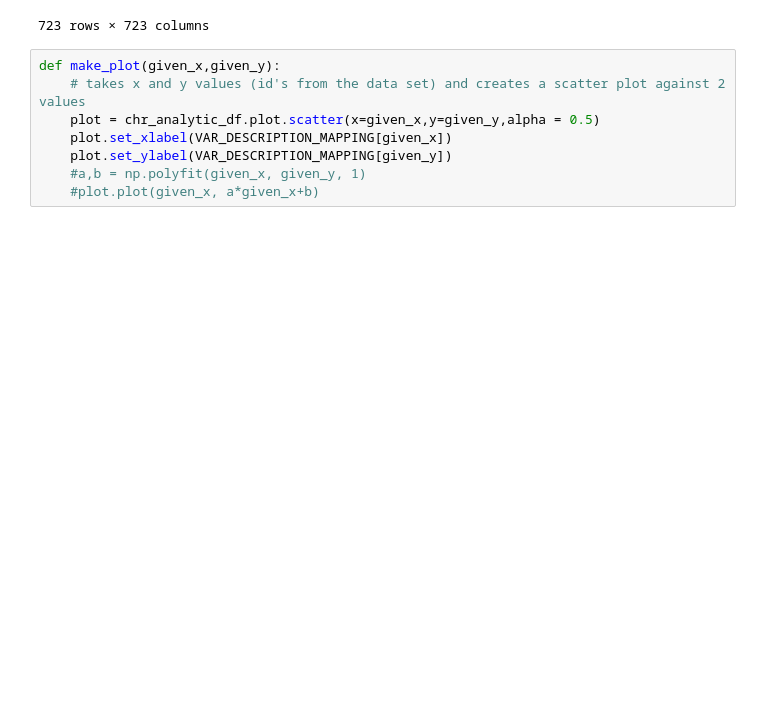
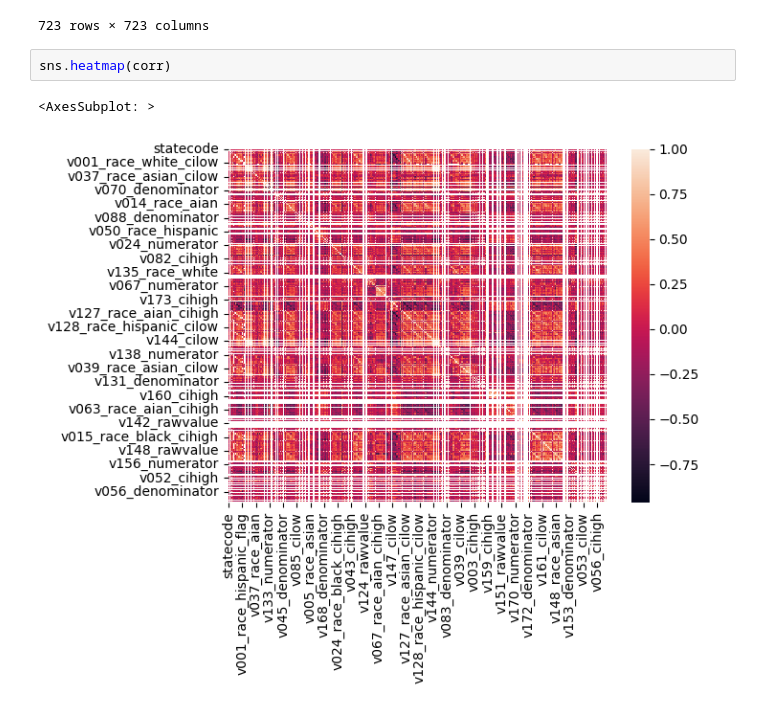
Before and after one commit to sashankv/DSCComp, a Jupyter notebook: code/correlation.ipynb, the cells around one changed output. Drawn from its saved outputs; the diff is of its cells as text; blank space fills up the shorter version.

Commit message:
Added heatmap

```diff
--- a/code/correlation.ipynb
+++ b/code/correlation.ipynb
@@ -35,14 +70,11 @@ corr
 | v058_cilow | NaN | NaN | NaN | NaN | NaN | NaN | NaN | ... |
 | v058_cihigh | NaN | NaN | NaN | NaN | NaN | NaN | NaN | ... |
 723 rows × 723 columns
-# %%
-def make_plot(given_x,given_y):
-    # takes x and y values (id's from the data set) and creates a scatter plot against 2 values
-    plot = chr_analytic_df.plot.scatter(x=given_x,y=given_y,alpha = 0.5)
-    plot.set_xlabel(VAR_DESCRIPTION_MAPPING[given_x])
-    plot.set_ylabel(VAR_DESCRIPTION_MAPPING[given_y])
-    #a,b = np.polyfit(given_x, given_y, 1)
-    #plot.plot(given_x, a*given_x+b)
+# %%
+sns.heatmap(corr)
+# %% [output]
+<AxesSubplot: >
+[figure, added]
 # %%
 # Create a series containing absolute value of correlations of rows to v005_rawvalue (Preventable hospital stays raw value)
 absolute_correlations = abs(corr["v005_rawvalue"])
```
Also changed, not shown: parts of 3 cells of this notebook.
